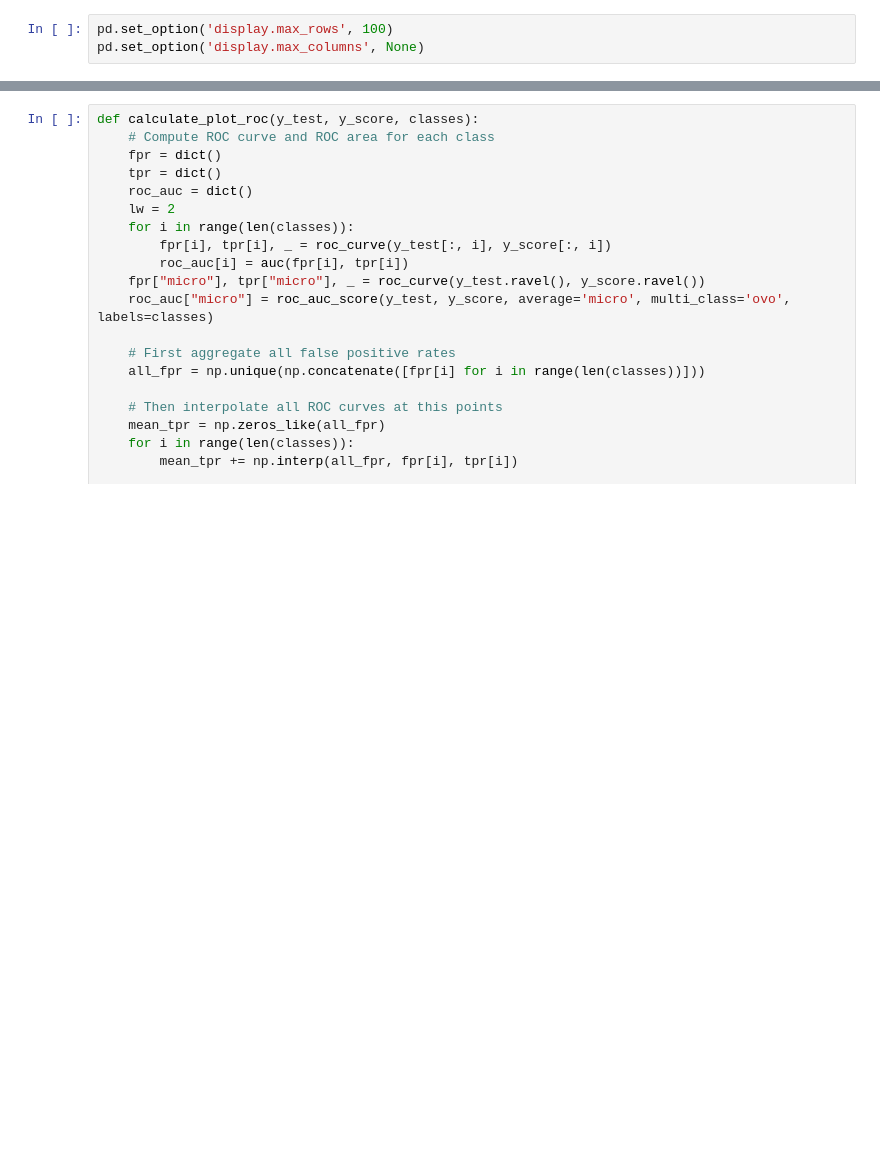
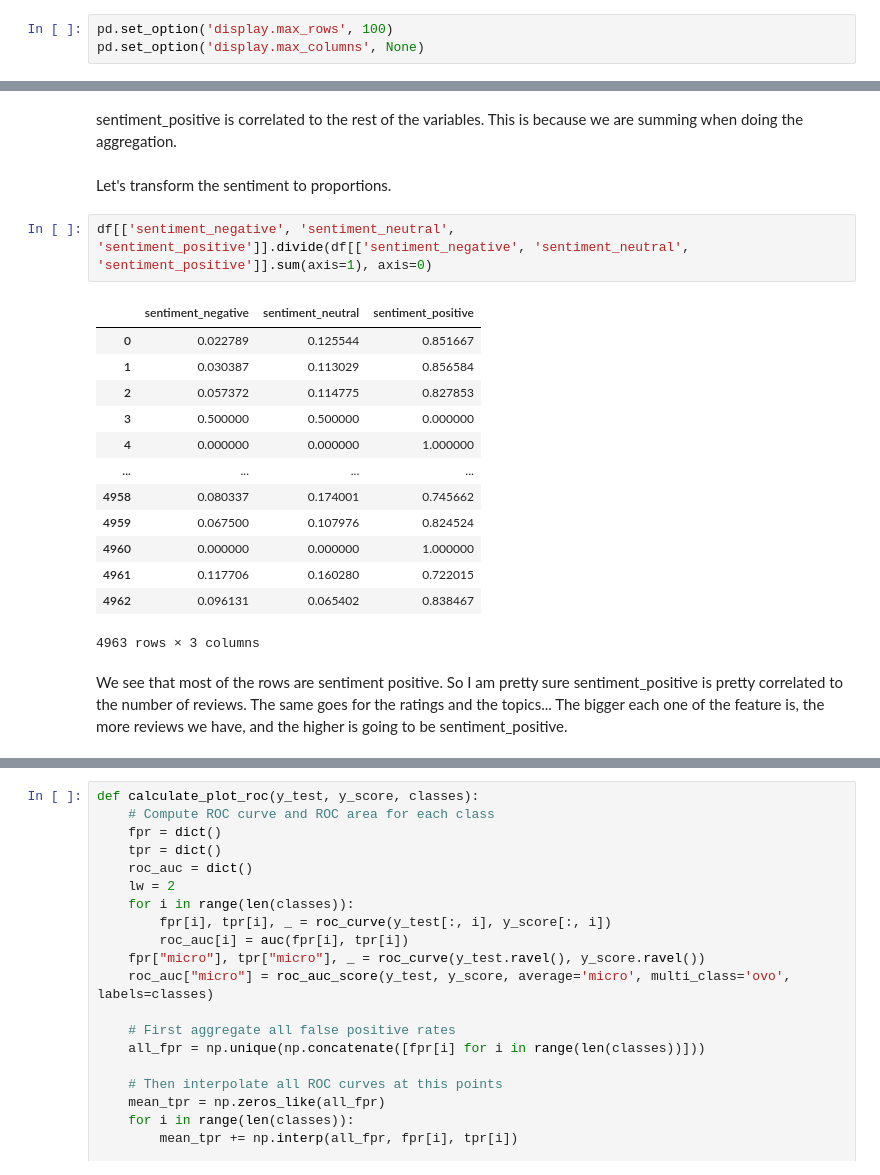
Before and after one commit to Anis-Bensaid/CapstoneProject, a Jupyter notebook: topic_modelling/Predict sentiment with topics.ipynb, the cells around one changed output, grey strips where cells are left out. Cells and saved outputs as stored; diff of their text form; blank space fills up the shorter version.

```diff
--- a/topic_modelling/Predict sentiment with topics.ipynb
+++ b/topic_modelling/Predict sentiment with topics.ipynb
@@ -15,0 +235,22 @@ pd.set_option('display.max_columns', None)
+# %% [markdown]
+sentiment_positive is correlated to the rest of the variables. This is because we are summing when doing the aggregation.
+# %% [markdown]
+Let's transform the sentiment to proportions.
+# %%
+df[['sentiment_negative', 'sentiment_neutral', 'sentiment_positive']].divide(df[['sentiment_negative', 'sentiment_neutral', 'sentiment_positive']].sum(axis=1), axis=0)
+# %% [output]
+|  | sentiment_negative | sentiment_neutral | sentiment_positive |
+| 0 | 0.022789 | 0.125544 | 0.851667 |
+| 1 | 0.030387 | 0.113029 | 0.856584 |
+| 2 | 0.057372 | 0.114775 | 0.827853 |
+| 3 | 0.500000 | 0.500000 | 0.000000 |
+| 4 | 0.000000 | 0.000000 | 1.000000 |
+| ... | ... | ... | ... |
+| 4958 | 0.080337 | 0.174001 | 0.745662 |
+| 4959 | 0.067500 | 0.107976 | 0.824524 |
+| 4960 | 0.000000 | 0.000000 | 1.000000 |
+| 4961 | 0.117706 | 0.160280 | 0.722015 |
+| 4962 | 0.096131 | 0.065402 | 0.838467 |
+4963 rows × 3 columns
+# %% [markdown]
+We see that most of the rows are sentiment positive. So I am pretty sure sentiment_positive is pretty correlated to the number of reviews. The same goes for the ratings and the topics... The bigger each one of the feature is, the more reviews we have, and the higher is going to be sentiment_positive.
```
Also changed, not shown: parts of 45 cells of this notebook, 2 other files.
